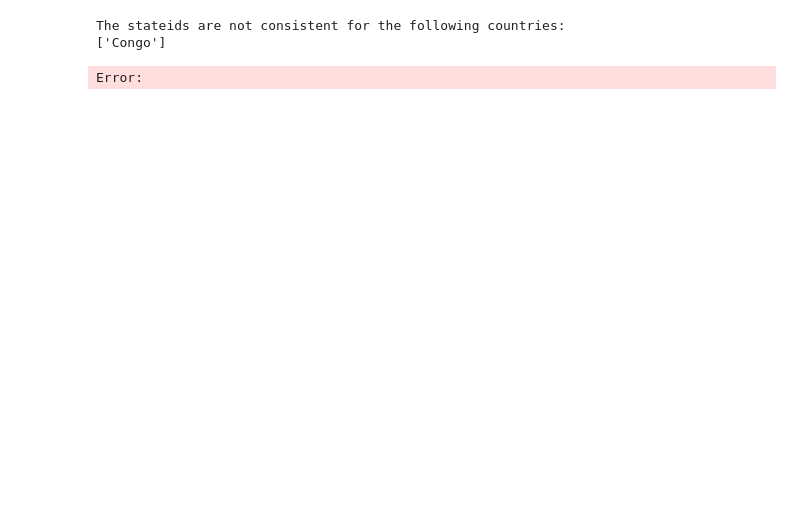
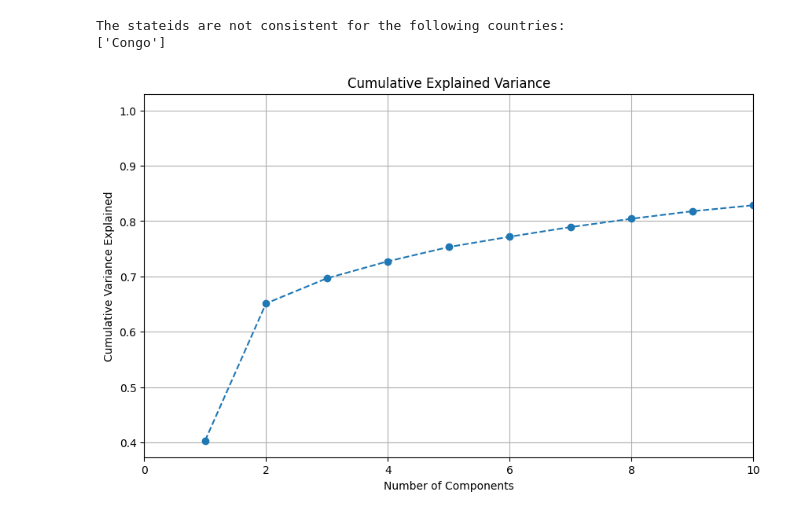
Before and after one commit to HugoTRDLE/advanced_data, a Jupyter notebook: Setup and Data.ipynb, the cells around one changed output. Drawn from its saved outputs; the diff is of its cells as text; code cells hidden in the pictures; blank space fills up the shorter version.

```diff
--- a/Setup and Data.ipynb
+++ b/Setup and Data.ipynb
@@ -667,18 +670,3 @@ for index, row in education_df.iterrows():
     else:
         # If no match is found, drop the row from education_df
         education_df.drop(index, inplace=True)
-# %%
-# Step 1: Impute Missing Values
-# Exclude non-numeric columns from imputation
-numeric_cols = education_df.select_dtypes(include=['float64', 'int64']).columns
-imputer = IterativeImputer(max_iter=10, random_state=0)
-imputed_data = imputer.fit_transform(education_df[numeric_cols])
-
-# Convert the imputed array back to DataFrame
-imputed_df = pd.DataFrame(imputed_data, columns=numeric_cols)
-
-# Step 2: Scale the Data
-scaler = StandardScaler()
-scaled_data = scaler.fit_transform(imputed_df)
-# %% [output]
-Error:
@@ -684,0 +701,32 @@ Error:
+# %%
+# Extract country names
+countries = education_df['Country Name']
+
+# Drop non-numeric columns (like country names and codes)
+data_numeric = education_df.drop(['Country Name', 'Country Code'], axis=1)
+
+# Standardize the data
+scaler = StandardScaler()
+data_scaled = scaler.fit_transform(data_numeric)
+
+# Perform PCA
+pca = PCA()
+pca.fit(data_scaled)
+
+# Get the explained variance ratio
+explained_variance_ratio = pca.explained_variance_ratio_
+
+# Calculate cumulative explained variance
+cumulative_variance = np.cumsum(explained_variance_ratio)
+
+# Plot the cumulative explained variance
+plt.figure(figsize=(10, 6))
+plt.plot(range(1, len(cumulative_variance) + 1), cumulative_variance, marker='o', linestyle='--')
+plt.title('Cumulative Explained Variance')
+plt.xlabel('Number of Components')
+plt.ylabel('Cumulative Variance Explained')
+plt.xlim(0, 10)  # Limiting x-axis to values from 0 to 10
+plt.grid(True)
+plt.show()
+# %% [output]
+[figure, added]
```
Also changed, not shown: parts of 4 cells of this notebook, 5 other files.
